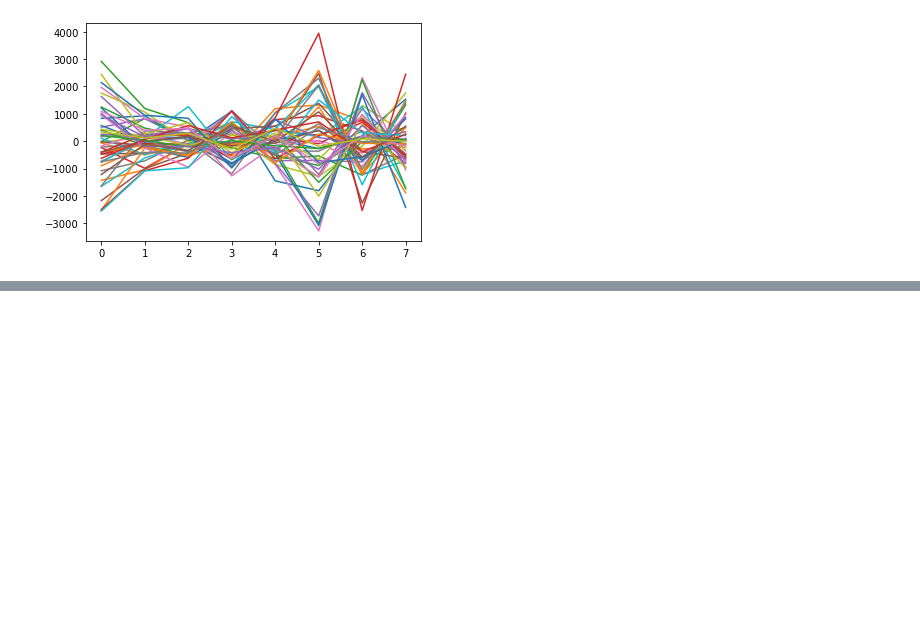
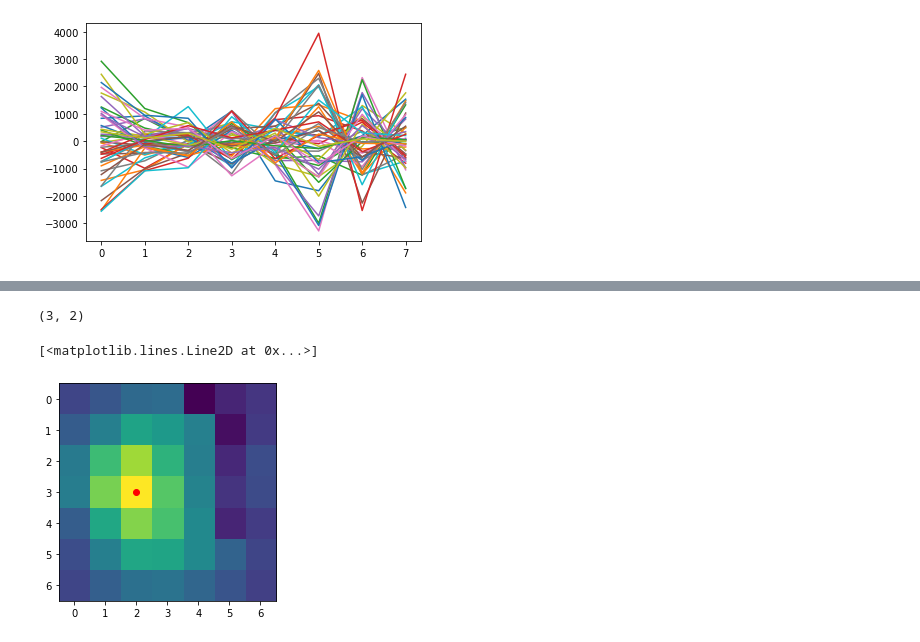
Before and after one commit to ys7yoo/retina_info, a Jupyter notebook: run_glm.ipynb, the cells around one changed output, grey strips where cells are left out. Drawn from its saved outputs; the diff is of its cells as text; code cells hidden in the pictures; blank space fills up the shorter version.

```diff
--- a/run_glm.ipynb
+++ b/run_glm.ipynb
@@ -395,0 +430,13 @@ plt.plot(k_est.T)
+# %%
+# convert to 2d idx
+xy_idx_max_var_across_time = np.unravel_index(idx_max_var_across_time, [roi_height, roi_width])
+
+print(xy_idx_max_var_across_time)
+
+k_est_at_peak = k_est[:,idx_peak]
+plt.imshow(k_est_at_peak.reshape(roi_height, roi_width))
+plt.plot(xy_idx_max_var_across_time[1], xy_idx_max_var_across_time[0], 'ro')
+# %% [output]
+(3, 2)
+[<matplotlib.lines.Line2D at 0x...>]
+[figure, added]
```
Also changed, not shown: parts of 8 cells of this notebook.
